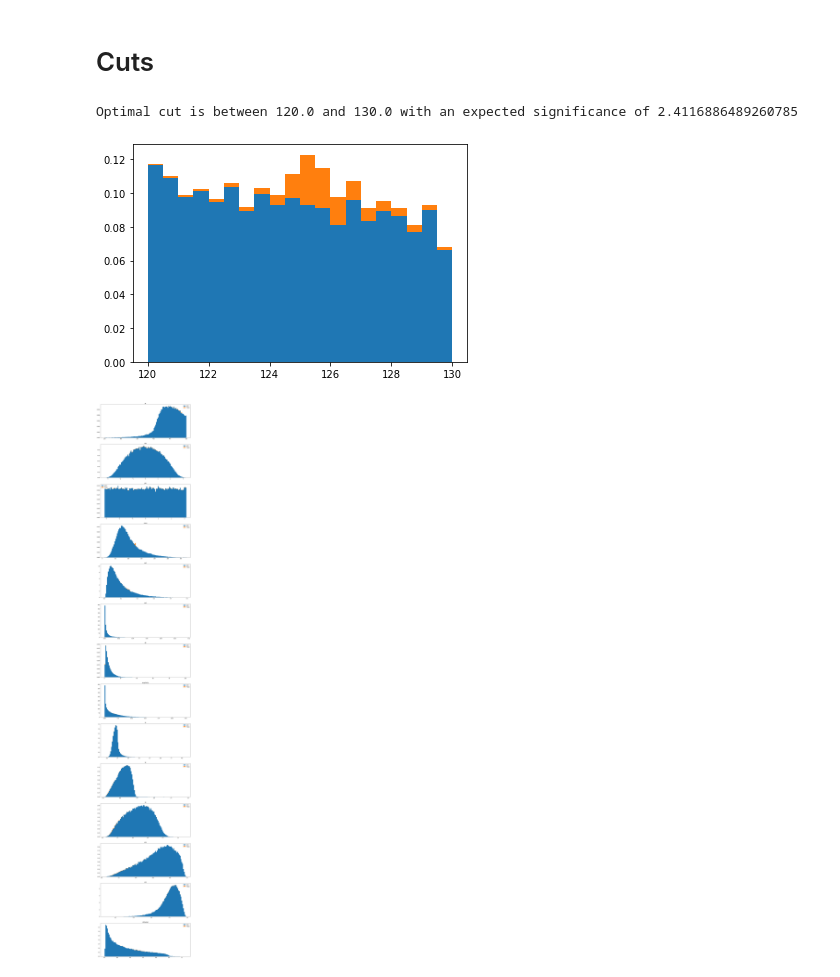
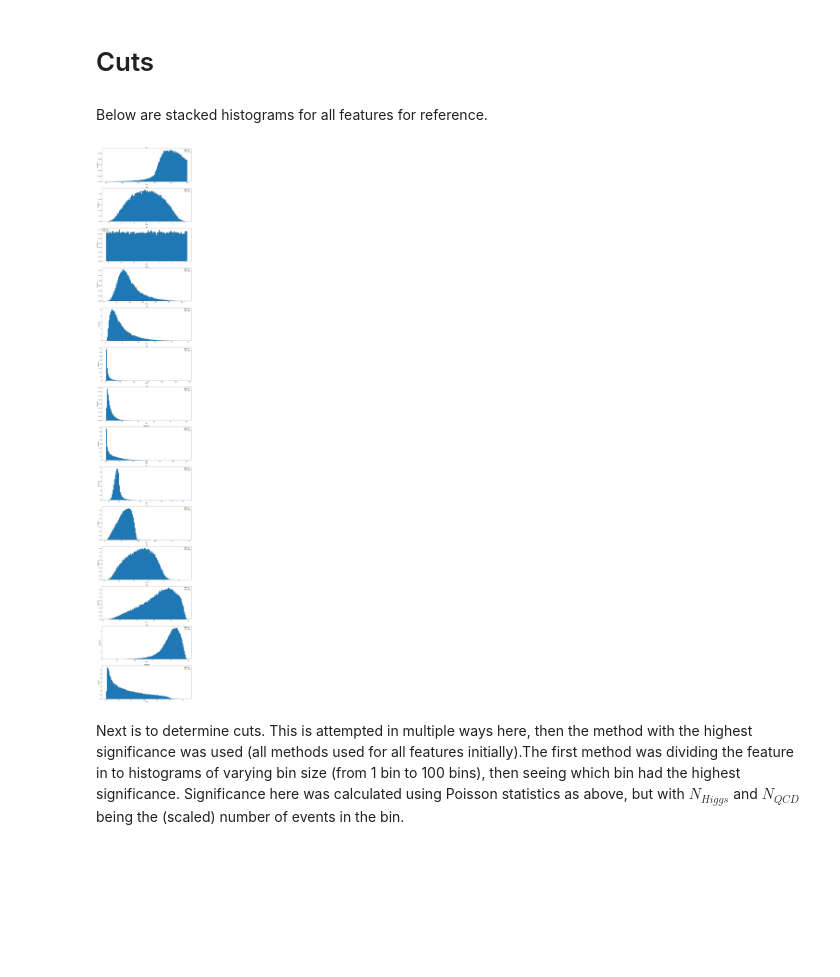
Before and after one commit to jarods00/PHYS434, a Jupyter notebook: Lab 7.ipynb, the cells around one changed output. Drawn from its saved outputs; the diff is of its cells as text; code cells hidden in the pictures; blank space fills up the shorter version.

```diff
--- a/Lab 7.ipynb
+++ b/Lab 7.ipynb
@@ -81,55 +85,36 @@ The expected significance of the Higgs Boson is 0.9105386773865511. The approxim
-# %% [markdown]
-# Cuts
-# %%
-bin_size = 33
-upper_val = 330
-
-hist_qcd = ax.hist(qcd['mass'], bins = bin_size, density = False, weights = [qcd_weight], range = (0, upper_val))
-hist_higgs = ax.hist(higgs['mass'], bins = bin_size, density = False, weights = [higgs_weight], range = (0, upper_val))
-
-cut_sigs = []
-for i in range(bin_size):
-    n_qcd = hist_qcd[0][i]
-    n_higgs = hist_higgs[0][i]
-    sig = stats.norm.ppf(stats.poisson.cdf(n_higgs + n_qcd, n_qcd, loc = 0))
-    cut_sigs.append(sig)
-
-index_max = cut_sigs.index(max(cut_sigs))
-print("Optimal cut is between " + str(hist_qcd[1][index_max]) + " and " + str(hist_qcd[1][index_max] + (upper_val / bin_size)) + " with an expected significance of " + str(cut_sigs[index_max]))
-# %% [output]
-Optimal cut is between 120.0 and 130.0 with an expected significance of 2.4116886489260785
-# %%
-fig, ax = plt.subplots(1, 1)
-
-ax.hist([qcd['mass'], higgs['mass']], bins = 20, density = True, stacked = True, weights = [qcd_weight, higgs_weight], range = (120, 130))
-plt.show()
-# %% [output]
-[figure, removed]
+# %% [markdown]
+# Cuts
+# %% [markdown]
+Below are stacked histograms for all features for reference.
 # %%
 n_higgs = 100 / 100000
 n_qcd = 20000 / 100000
 
 fig, ax = plt.subplots(14, 1, figsize = (15, 95))
 
 j = 0
 for key in qcd:
     n_higgs = 100 / 100000
     n_qcd = 20000 / 100000
 
     qcd_weight = np.array([n_qcd] * len(qcd[key]))
     higgs_weight = np.array([n_higgs] * len(higgs[key]))
 
     ax[j].hist([qcd[key], higgs[key]], bins = 100, density = True, stacked = True, weights = [qcd_weight, higgs_weight])
 #         ax[j].hist(qcd[key], bins = 100, density = True)
 #         ax[j].hist(higgs[key], bins = 100, density = True)
     ax[j].set_title(key)
     ax[j].legend(["QCD", "Higgs"])
+    ax[j].set_xlabel("Value")
+    ax[j].set_ylabel("Probability")
 
     j = j + 1
 
 plt.show()
 # %% [output]
-[figure, old version]
+[figure, new version]
+# %% [markdown]
+Next is to determine cuts. This is attempted in multiple ways here, then the method with the highest significance was used (all methods used for all features initially).The first method was dividing the feature in to histograms of varying bin size (from 1 bin to 100 bins), then seeing which bin had the highest significance. Significance here was calculated using Poisson statistics as above, but with $ N_{Higgs} $ and $ N_{QCD} $ being the (scaled) number of events in the bin.
 # %%
 n_higgs = 100 / 100000
 n_qcd = 20000 / 100000
```
Also changed, not shown: parts of 19 cells of this notebook, 1 other file.
